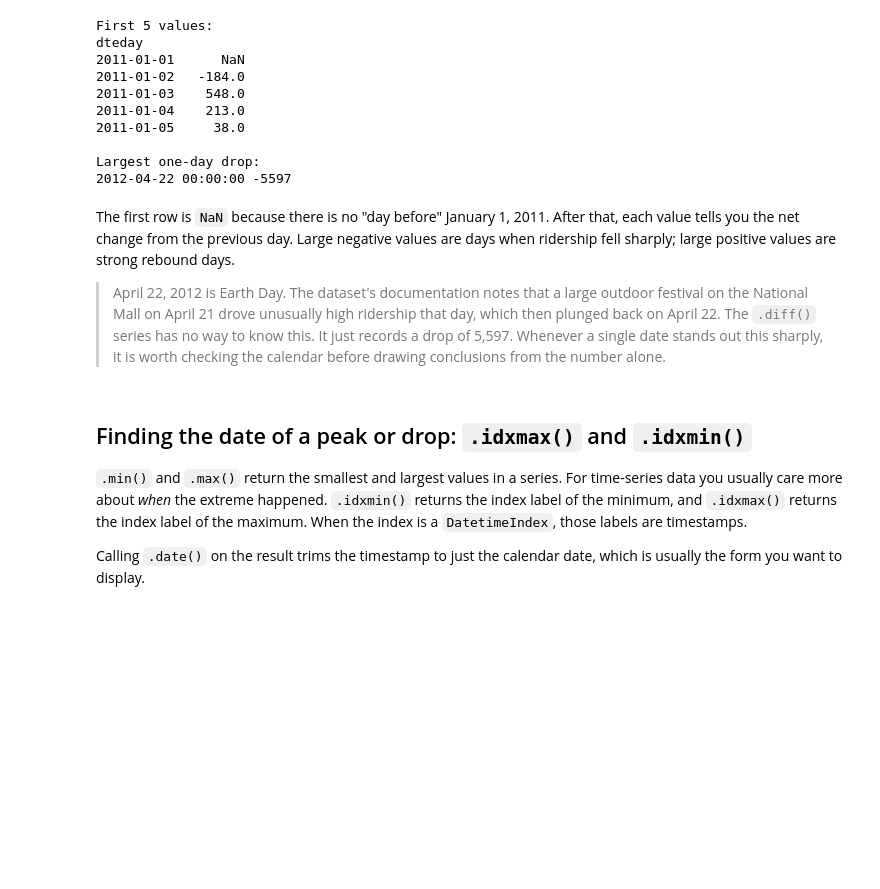
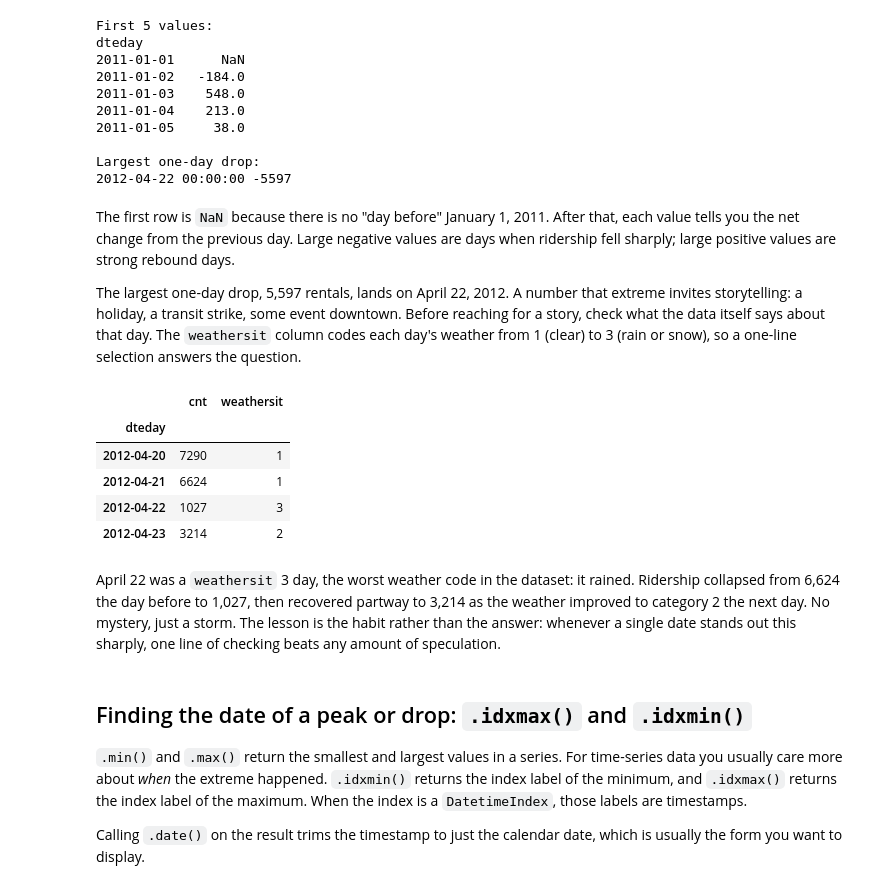
Before and after one commit to bsheese/225, a Jupyter notebook: 11_time/11_4_Period_Comparisons.ipynb, the cells around one changed output. Drawn from its saved outputs; the diff is of its cells as text; code cells hidden in the pictures; blank space fills up the shorter version.

```diff
--- a/11_time/11_4_Period_Comparisons.ipynb
+++ b/11_time/11_4_Period_Comparisons.ipynb
@@ -52,7 +51,18 @@ Largest one-day drop:
 # %% [markdown]
 The first row is `NaN` because there is no "day before" January 1, 2011. After that, each value tells you the net change from the previous day. Large negative values are days when ridership fell sharply; large positive values are strong rebound days.
 
-> April 22, 2012 is Earth Day. The dataset's documentation notes that a large outdoor festival on the National Mall on April 21 drove unusually high ridership that day, which then plunged back on April 22. The `.diff()` series has no way to know this. It just records a drop of 5,597. Whenever a single date stands out this sharply, it is worth checking the calendar before drawing conclusions from the number alone.
+The largest one-day drop, 5,597 rentals, lands on April 22, 2012. A number that extreme invites storytelling: a holiday, a transit strike, some event downtown. Before reaching for a story, check what the data itself says about that day. The `weathersit` column codes each day's weather from 1 (clear) to 3 (rain or snow), so a one-line selection answers the question.
+# %%
+df.loc["2012-04-20":"2012-04-23", ["cnt", "weathersit"]]
+# %% [output]
+|  | cnt | weathersit |
+| dteday |  |  |
+| 2012-04-20 | 7290 | 1 |
+| 2012-04-21 | 6624 | 1 |
+| 2012-04-22 | 1027 | 3 |
+| 2012-04-23 | 3214 | 2 |
+# %% [markdown]
+April 22 was a `weathersit` 3 day, the worst weather code in the dataset: it rained. Ridership collapsed from 6,624 the day before to 1,027, then recovered partway to 3,214 as the weather improved to category 2 the next day. No mystery, just a storm. The lesson is the habit rather than the answer: whenever a single date stands out this sharply, one line of checking beats any amount of speculation.
 # %% [markdown]
 ## Finding the date of a peak or drop: `.idxmax()` and `.idxmin()`
 
```
Also changed, not shown: parts of 4 cells of this notebook, 15 other files.
